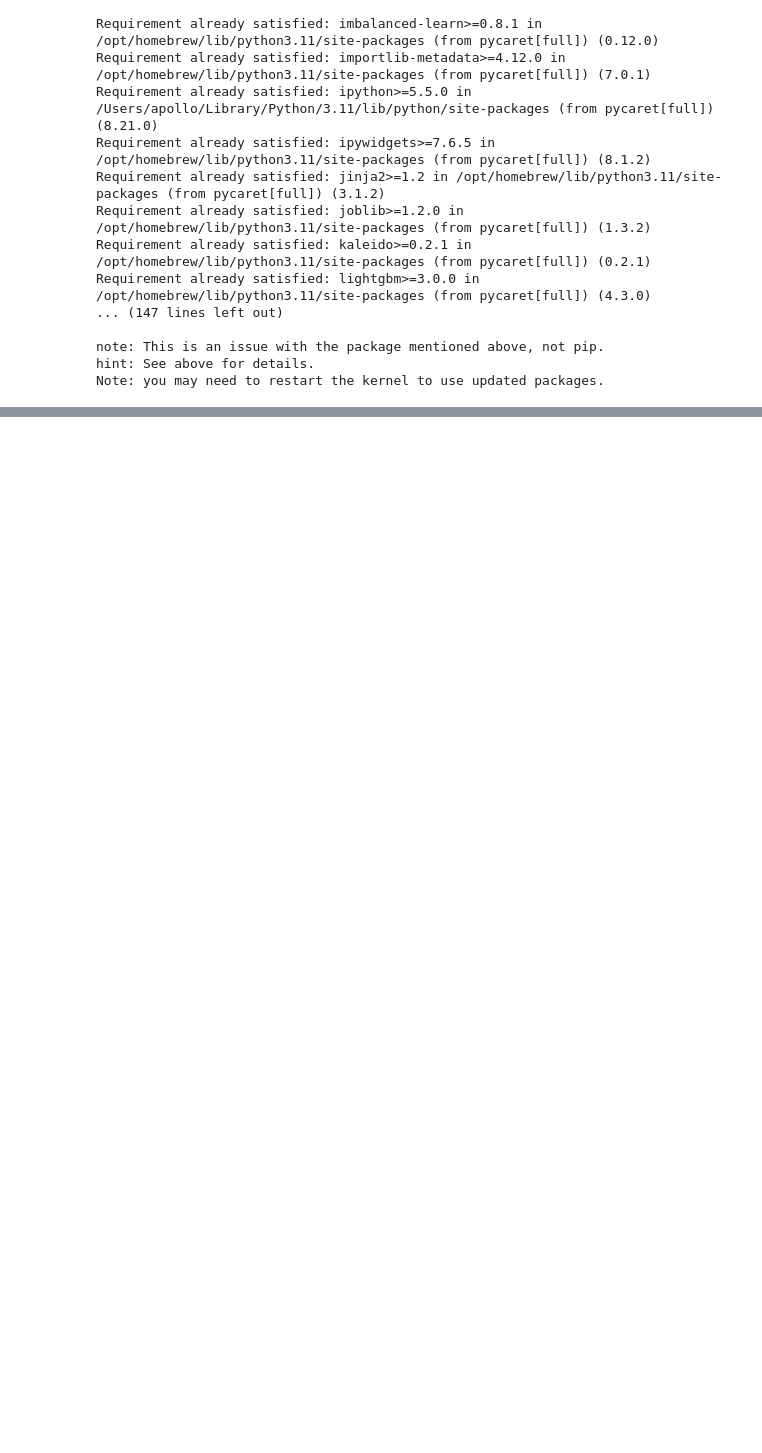
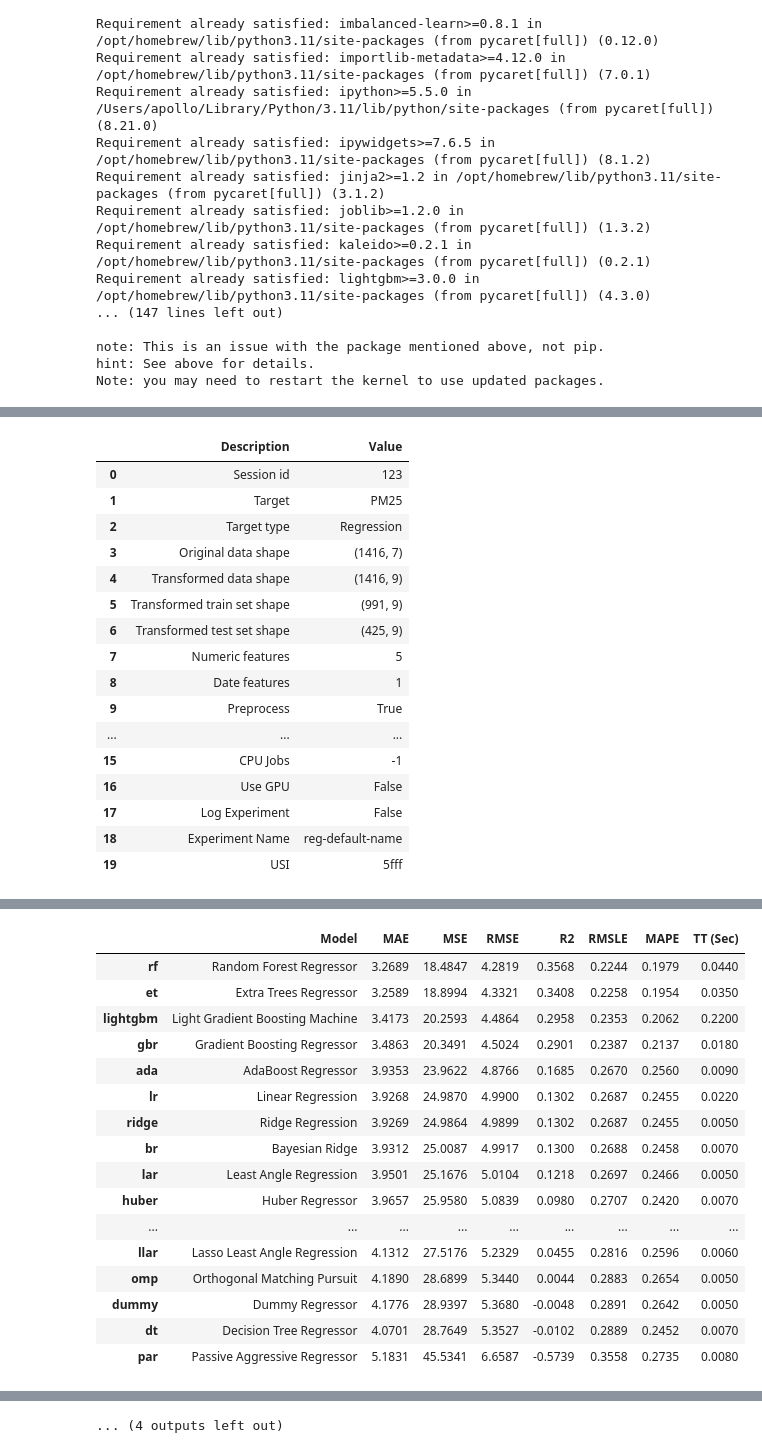
Before and after one commit to NUMNIMx/dash-pm-2.5, a Jupyter notebook: predict.ipynb, the cells around one changed output, grey strips where cells are left out. Cells and saved outputs as stored; diff of their text form; code cells hidden in the pictures; blank space fills up the shorter version.

Commit message:
test predict

```diff
--- a/predict.ipynb
+++ b/predict.ipynb
@@ -184,0 +181,62 @@ predict_model(bagged,data=test)
+# %%
+import pandas as pd
+from pycaret.regression import *
+
+# Read the training data
+train_data = pd.read_csv('train.csv')
+
+# Convert 'DATETIMEDATA' column to datetime format
+train_data['DATETIMEDATA'] = pd.to_datetime(train_data['DATETIMEDATA'])
+
+# Set up the PyCaret regression environment
+regression_setup = setup(train_data, target='PM25', session_id=123, date_features=['DATETIMEDATA'])
+
+# Compare regression models and select the best one
+best_model = compare_models()
+
+# Create a Gradient Boosting Regressor model
+rf_model = create_model('rf')
+
+# Fine-tune the Random Forest Regressor model
+tuned_rf_model = tune_model(best_model)
+
+# Ensemble the tuned Random Forest Regressor model
+bagged_model = ensemble_model(tuned_rf_model, n_estimators=20)
+
+# Generate datetime values for the next week
+start_date = pd.to_datetime('2024-03-06')  # Start date for next week
+end_date = start_date + pd.DateOffset(days=6)  # End date for next week
+next_week_dates = pd.date_range(start=start_date, end=end_date, freq='H')
+
+# Create a DataFrame with 'DATETIMEDATA' column for the next week
+next_week_data = pd.DataFrame({'DATETIMEDATA': next_week_dates})
+
+# Add columns for 'O3', 'WS', 'TEMP', 'RH', 'WD' with placeholder values of 0
+next_week_data['O3'] = 0
+next_week_data['WS'] = 0
+next_week_data['TEMP'] = 0
+next_week_data['RH'] = 0
+next_week_data['WD'] = 0
+
+# Predict PM25 for the next week
+next_week_predictions = predict_model(bagged_model, data=next_week_data)
+
+print(next_week_predictions)
+# %% [output]
+|  | Description | Value |
+| 0 | Session id | 123 |
+| 1 | Target | PM25 |
+| 2 | Target type | Regression |
+| 3 | Original data shape | (1416, 7) |
+| 4 | Transformed data shape | (1416, 9) |
+| 5 | Transformed train set shape | (991, 9) |
+| 6 | Transformed test set shape | (425, 9) |
+| 7 | Numeric features | 5 |
+| 8 | Date features | 1 |
+| 9 | Preprocess | True |
+| ... | ... | ... |
+| 15 | CPU Jobs | -1 |
+| 16 | Use GPU | False |
+| 17 | Log Experiment | False |
+| 18 | Experiment Name | reg-default-name |
+| 19 | USI | 5fff |
@@ -184,0 +244,17 @@ predict_model(bagged,data=test)
+|  | Model | MAE | MSE | RMSE | R2 | RMSLE | MAPE | TT (Sec) |
+| rf | Random Forest Regressor | 3.2689 | 18.4847 | 4.2819 | 0.3568 | 0.2244 | 0.1979 | 0.0440 |
+| et | Extra Trees Regressor | 3.2589 | 18.8994 | 4.3321 | 0.3408 | 0.2258 | 0.1954 | 0.0350 |
+| lightgbm | Light Gradient Boosting Machine | 3.4173 | 20.2593 | 4.4864 | 0.2958 | 0.2353 | 0.2062 | 0.2200 |
+| gbr | Gradient Boosting Regressor | 3.4863 | 20.3491 | 4.5024 | 0.2901 | 0.2387 | 0.2137 | 0.0180 |
+| ada | AdaBoost Regressor | 3.9353 | 23.9622 | 4.8766 | 0.1685 | 0.2670 | 0.2560 | 0.0090 |
+| lr | Linear Regression | 3.9268 | 24.9870 | 4.9900 | 0.1302 | 0.2687 | 0.2455 | 0.0220 |
+| ridge | Ridge Regression | 3.9269 | 24.9864 | 4.9899 | 0.1302 | 0.2687 | 0.2455 | 0.0050 |
+| br | Bayesian Ridge | 3.9312 | 25.0087 | 4.9917 | 0.1300 | 0.2688 | 0.2458 | 0.0070 |
+| lar | Least Angle Regression | 3.9501 | 25.1676 | 5.0104 | 0.1218 | 0.2697 | 0.2466 | 0.0050 |
+| huber | Huber Regressor | 3.9657 | 25.9580 | 5.0839 | 0.0980 | 0.2707 | 0.2420 | 0.0070 |
+| ... | ... | ... | ... | ... | ... | ... | ... | ... |
+| llar | Lasso Least Angle Regression | 4.1312 | 27.5176 | 5.2329 | 0.0455 | 0.2816 | 0.2596 | 0.0060 |
+| omp | Orthogonal Matching Pursuit | 4.1890 | 28.6899 | 5.3440 | 0.0044 | 0.2883 | 0.2654 | 0.0050 |
+| dummy | Dummy Regressor | 4.1776 | 28.9397 | 5.3680 | -0.0048 | 0.2891 | 0.2642 | 0.0050 |
+| dt | Decision Tree Regressor | 4.0701 | 28.7649 | 5.3527 | -0.0102 | 0.2889 | 0.2452 | 0.0070 |
+| par | Passive Aggressive Regressor | 5.1831 | 45.5341 | 6.6587 | -0.5739 | 0.3558 | 0.2735 | 0.0080 |
@@ -184,0 +297 @@ predict_model(bagged,data=test)
+... (4 outputs left out)
```
Also changed, not shown: parts of 8 cells of this notebook, 4 other files.
